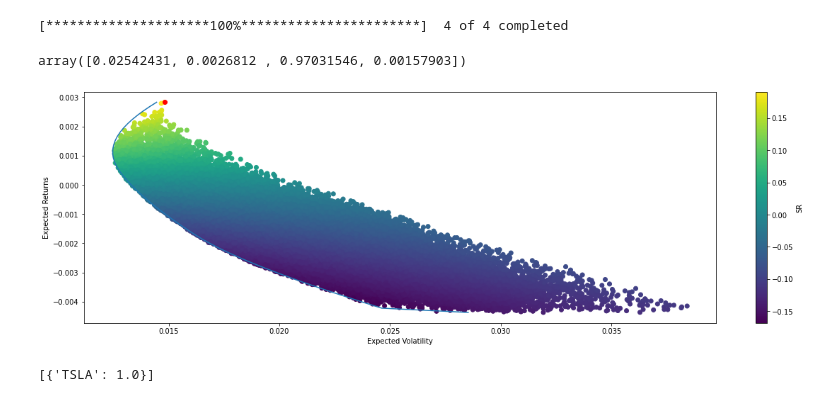
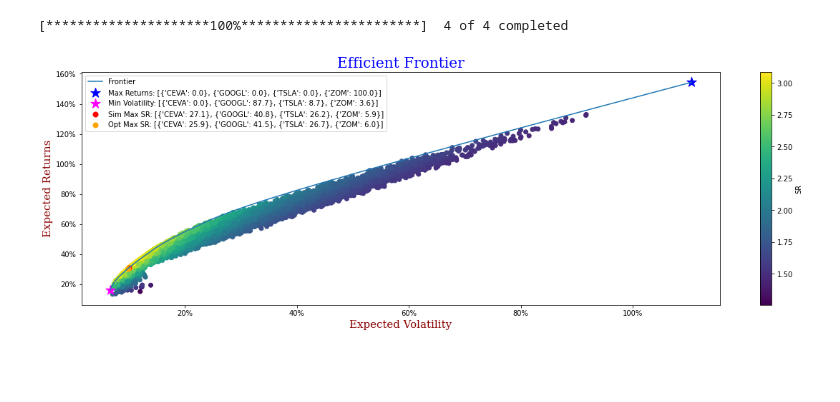
Before and after one commit to adelevski/CryptoPortfolioOptimizer, a Jupyter notebook: testing.ipynb, the cells around one changed output. Drawn from its saved outputs; the diff is of its cells as text; code cells hidden in the pictures; blank space fills up the shorter version.

Commit message:
finished graphing function

```diff
--- a/testing.ipynb
+++ b/testing.ipynb
@@ -127,17 +168,12 @@ def get_results(mean_returns, cov_matrix, delta_days):
 
 assets = ['CEVA', 'GOOGL', 'TSLA', 'ZOM']
 
-end_date = dt.datetime.now()
-start_date = end_date - dt.timedelta(days=30)
+# end_date = dt.datetime.now()
+# start_date = end_date - dt.timedelta(days=30)
 
-# start_date = dt.date(2021, 1, 1)
-# end_date = dt.date(2021, 1, 23)
+start_date = dt.date(2021, 1, 1)
+end_date = dt.date(2021, 1, 23)
 
 mean_returns, cov_matrix, delta_days = get_data(assets, start_date, end_date, log=False)
 # %% [output]
 [*********************100%***********************]  4 of 4 completed
-# %%
-maxIndex = sharpe_ratio.argmax()
-weight[maxIndex, :]
-# %% [output]
-array([0.02542431, 0.0026812 , 0.97031546, 0.00157903])
@@ -161,20 +180,11 @@ for R in returns:
-# %%
-plt.figure(figsize=(20, 6))
-plt.scatter(exp_vol, exp_returns, c=sharpe_ratio)
-plt.xlabel("Expected Volatility")
-plt.ylabel("Expected Returns")
-plt.colorbar(label="SR")
-plt.scatter(exp_vol[maxIndex], exp_returns[maxIndex], c="red")
-plt.plot(vol_opt, returns)
-plt.show()
-# %% [output]
-[figure, removed]
+# %%
+plot_results(mean_returns, cov_matrix, delta_days, assets)
+# %% [output]
+[figure, added]
 # %%
-result = maximize_sharpe(mean_returns, cov_matrix, delta_days)
-vector = result['x']
-optimal_weights = [{ticker.split('-')[0]:round(x, 3)} for ticker,x in zip(assets,vector)]
-list(optimal_weights[0].values())[0] > 0
-final = [d for d in optimal_weights if list(d.values())[0] > 0]
-print(final)
+# result = maximize_sharpe(mean_returns, cov_matrix, delta_days)
+# vector = result['x']
+# optimal_weights = [{ticker.split('-')[0]:round(x, 3)} for ticker,x in zip(assets,vector)]
+# list(optimal_weights[0].values())[0] > 0
+# final = [d for d in optimal_weights if list(d.values())[0] > 0]
+# print(final)
-# %% [output]
-[{'TSLA': 1.0}]
```
Also changed, not shown: parts of 3 cells of this notebook.
